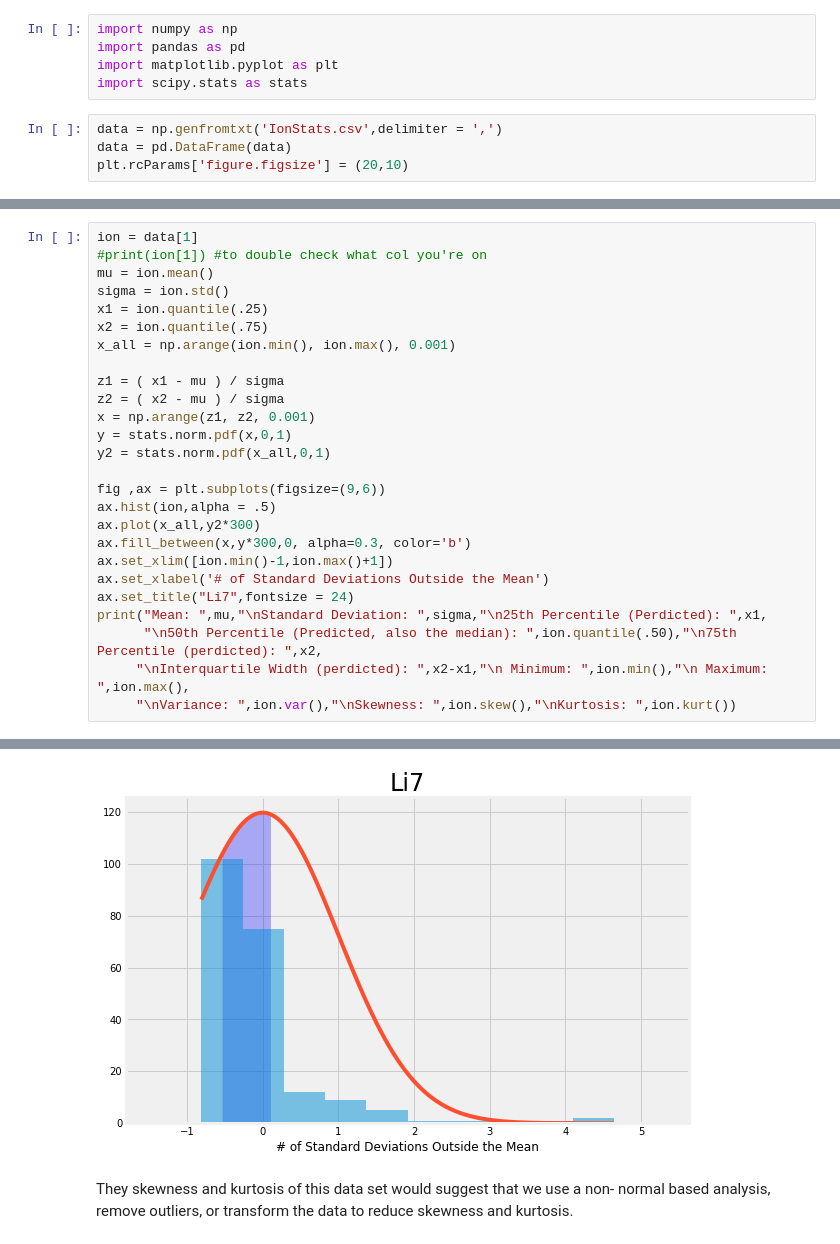
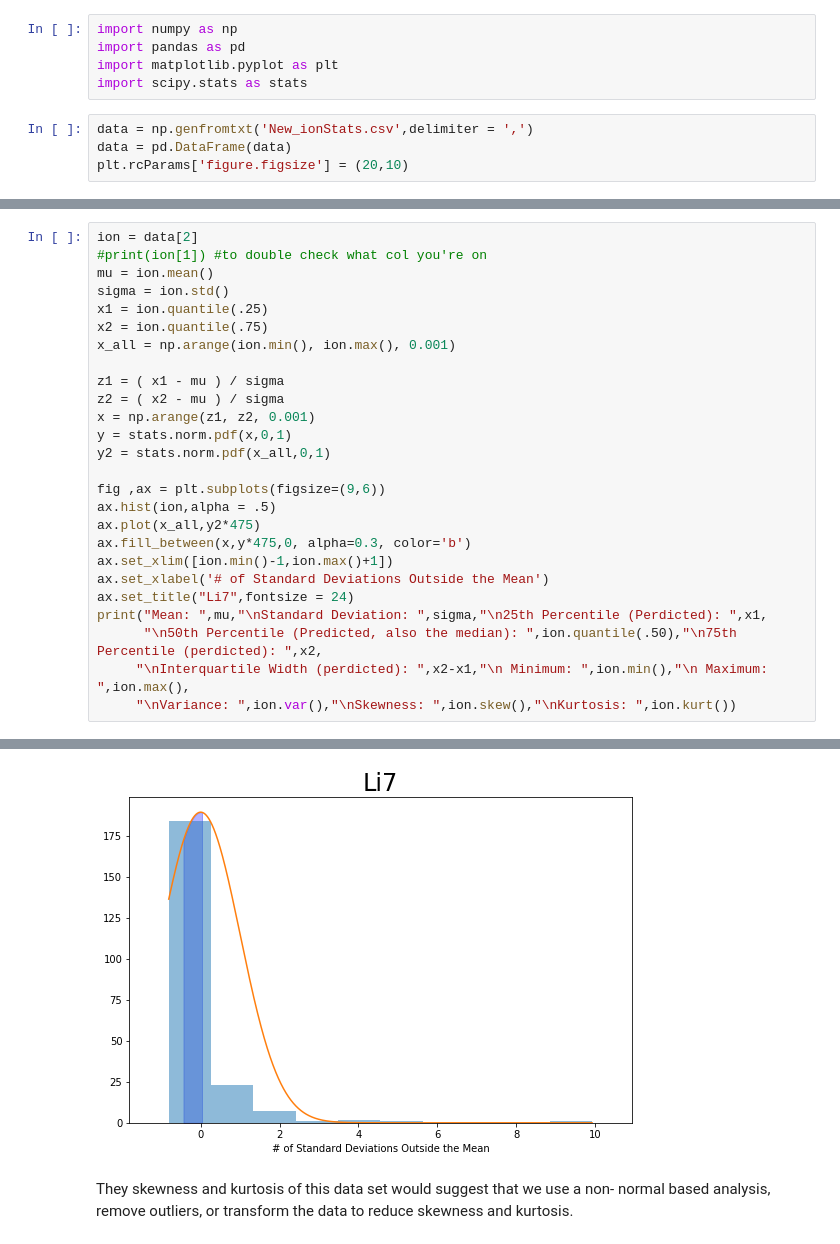
Before and after one commit to Kovacs-Lab/Aim-3, a Jupyter notebook: Ionomics/F1/IonStats.ipynb, the cells around one changed output, grey strips where cells are left out. Saved outputs shown, nothing was run; the diff lists cells and outputs as text.

```diff
--- a/Ionomics/F1/IonStats.ipynb
+++ b/Ionomics/F1/IonStats.ipynb
@@ -4,6 +4,6 @@ import pandas as pd
 import matplotlib.pyplot as plt
 import scipy.stats as stats
 # %%
-data = np.genfromtxt('IonStats.csv',delimiter = ',')
+data = np.genfromtxt('New_ionStats.csv',delimiter = ',')
 data = pd.DataFrame(data)
 plt.rcParams['figure.figsize'] = (20,10)
@@ -15,5 +10,5 @@ plt.matshow(data.corr())
 # %%
-ion = data[1]
+ion = data[2]
 #print(ion[1]) #to double check what col you're on
 mu = ion.mean()
 sigma = ion.std()
@@ -29,8 +24,8 @@ y2 = stats.norm.pdf(x_all,0,1)
 
 fig ,ax = plt.subplots(figsize=(9,6))
 ax.hist(ion,alpha = .5)
-ax.plot(x_all,y2*300)
-ax.fill_between(x,y*300,0, alpha=0.3, color='b')
+ax.plot(x_all,y2*475)
+ax.fill_between(x,y*475,0, alpha=0.3, color='b')
 ax.set_xlim([ion.min()-1,ion.max()+1])
 ax.set_xlabel('# of Standard Deviations Outside the Mean')
 ax.set_title("Li7",fontsize = 24)
@@ -53,4 +48,4 @@ Kurtosis:  15.818653702136153
-[figure, old version]
+[figure, new version]
 # %% [markdown]
 They skewness and kurtosis of this data set would suggest that we use a non- normal based analysis, remove outliers, or transform the data to reduce skewness and kurtosis.
 # %%
```
Also changed, not shown: parts of 21 cells of this notebook, 2 other files.
